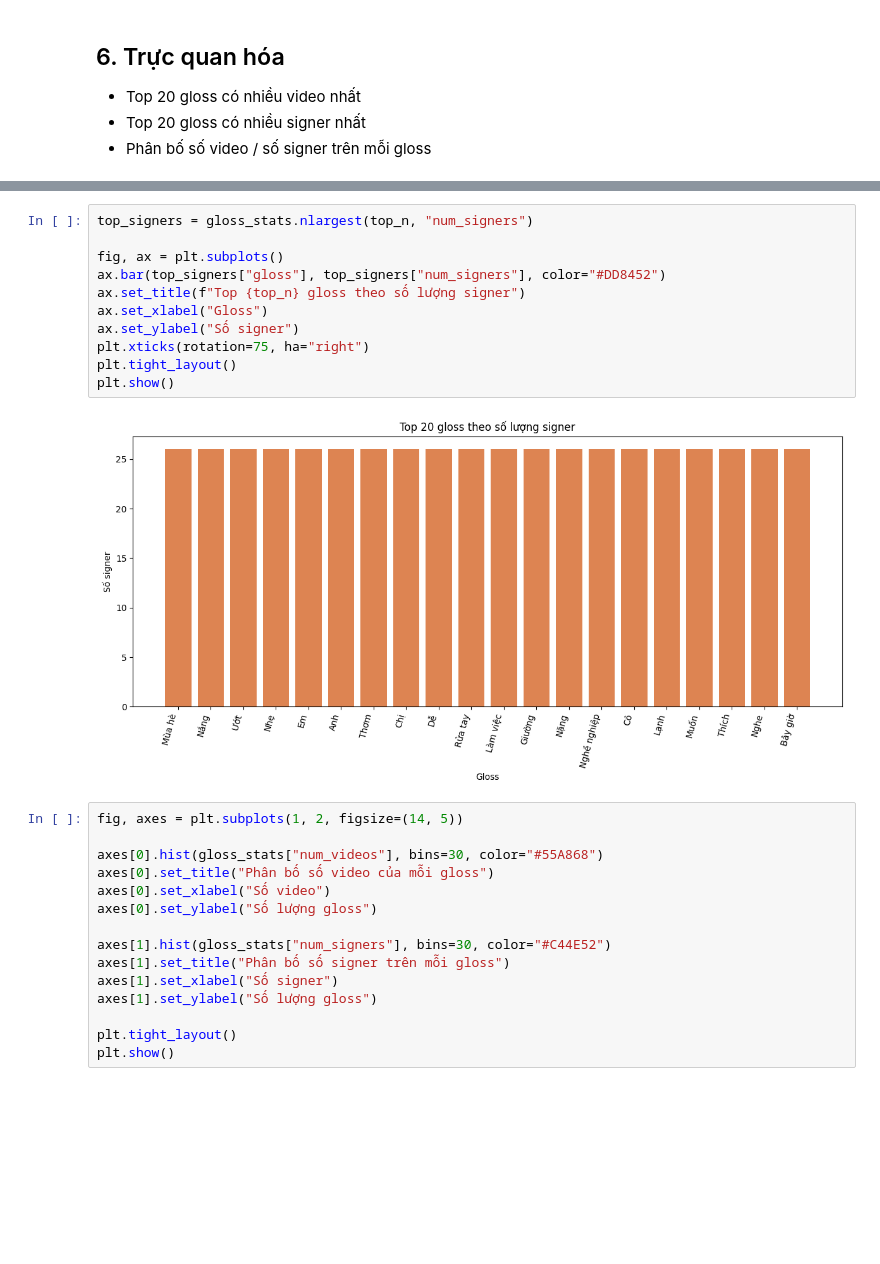
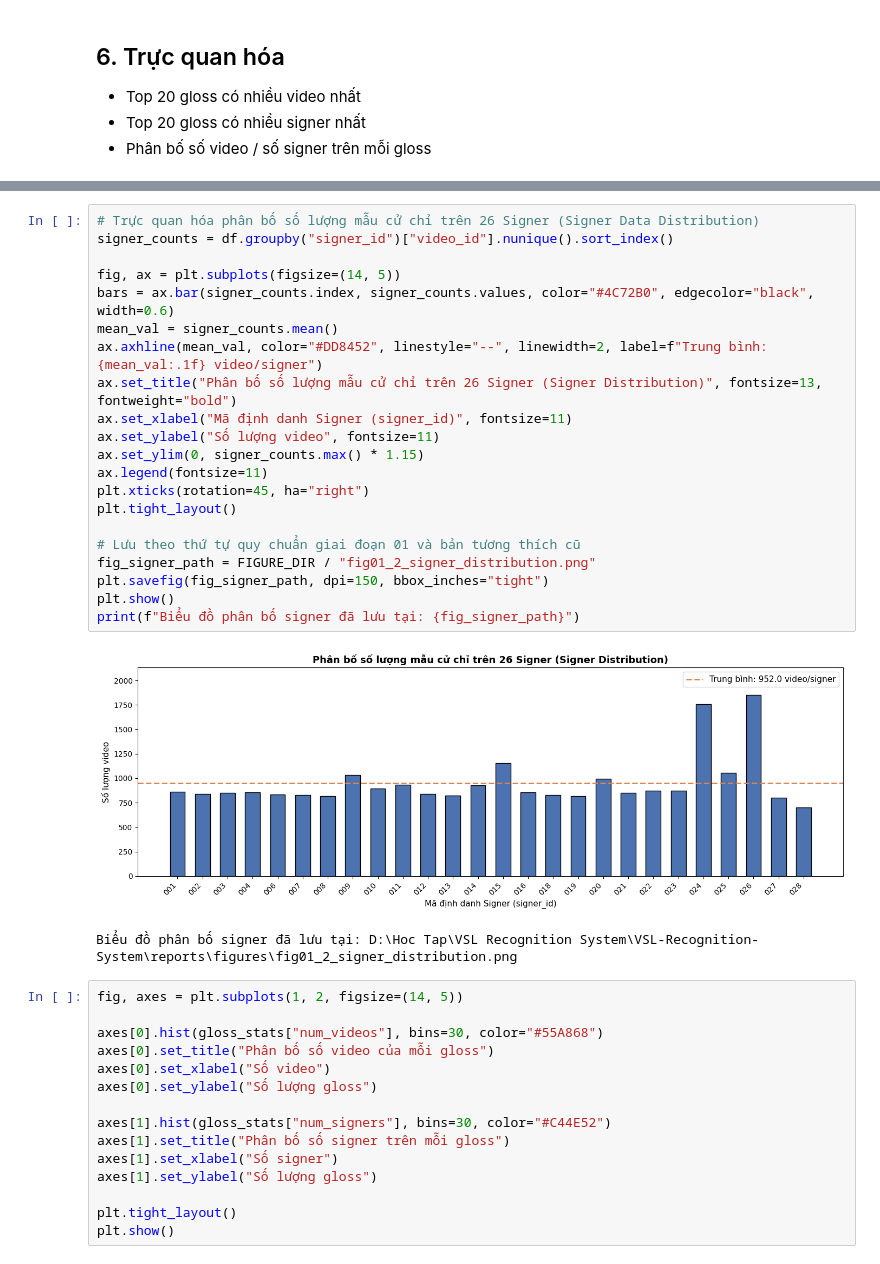
Before and after one commit to lhd0712/VSL-Recognition-System, a Jupyter notebook: src/data_processing/01_vsl400-gloss-statistics.ipynb, the cells around one changed output, grey strips where cells are left out. Drawn from its saved outputs; the diff is of its cells as text; blank space fills up the shorter version.

```diff
--- a/src/data_processing/01_vsl400-gloss-statistics.ipynb
+++ b/src/data_processing/01_vsl400-gloss-statistics.ipynb
@@ -241,16 +284,27 @@ plt.show()
-# %%
-top_signers = gloss_stats.nlargest(top_n, "num_signers")
-
-fig, ax = plt.subplots()
-ax.bar(top_signers["gloss"], top_signers["num_signers"], color="#DD8452")
-ax.set_title(f"Top {top_n} gloss theo số lượng signer")
-ax.set_xlabel("Gloss")
-ax.set_ylabel("Số signer")
-plt.xticks(rotation=75, ha="right")
-plt.tight_layout()
-plt.show()
-# %% [output]
-[figure, removed]
+# %%
+# Trực quan hóa phân bố số lượng mẫu cử chỉ trên 26 Signer (Signer Data Distribution)
+signer_counts = df.groupby("signer_id")["video_id"].nunique().sort_index()
+
+fig, ax = plt.subplots(figsize=(14, 5))
+bars = ax.bar(signer_counts.index, signer_counts.values, color="#4C72B0", edgecolor="black", width=0.6)
+mean_val = signer_counts.mean()
+ax.axhline(mean_val, color="#DD8452", linestyle="--", linewidth=2, label=f"Trung bình: {mean_val:.1f} video/signer")
+ax.set_title("Phân bố số lượng mẫu cử chỉ trên 26 Signer (Signer Distribution)", fontsize=13, fontweight="bold")
+ax.set_xlabel("Mã định danh Signer (signer_id)", fontsize=11)
+ax.set_ylabel("Số lượng video", fontsize=11)
+ax.set_ylim(0, signer_counts.max() * 1.15)
+ax.legend(fontsize=11)
+plt.xticks(rotation=45, ha="right")
+plt.tight_layout()
+
+# Lưu theo thứ tự quy chuẩn giai đoạn 01 và bản tương thích cũ
+fig_signer_path = FIGURE_DIR / "fig01_2_signer_distribution.png"
+plt.savefig(fig_signer_path, dpi=150, bbox_inches="tight")
+plt.show()
+print(f"Biểu đồ phân bố signer đã lưu tại: {fig_signer_path}")
+# %% [output]
+[figure, added]
+Biểu đồ phân bố signer đã lưu tại: D:\Hoc Tap\VSL Recognition System\VSL-Recognition-System\reports\figures\fig01_2_signer_distribution.png
 # %%
 fig, axes = plt.subplots(1, 2, figsize=(14, 5))
 
```
Also changed, not shown: parts of 8 cells of this notebook, 4 other files.
